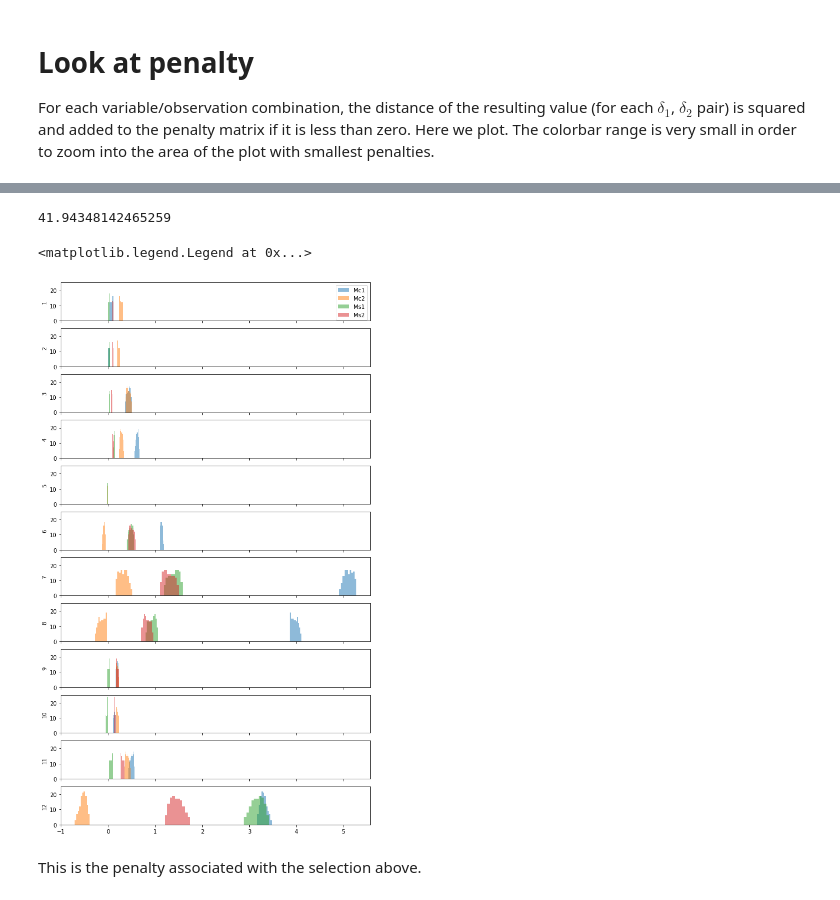
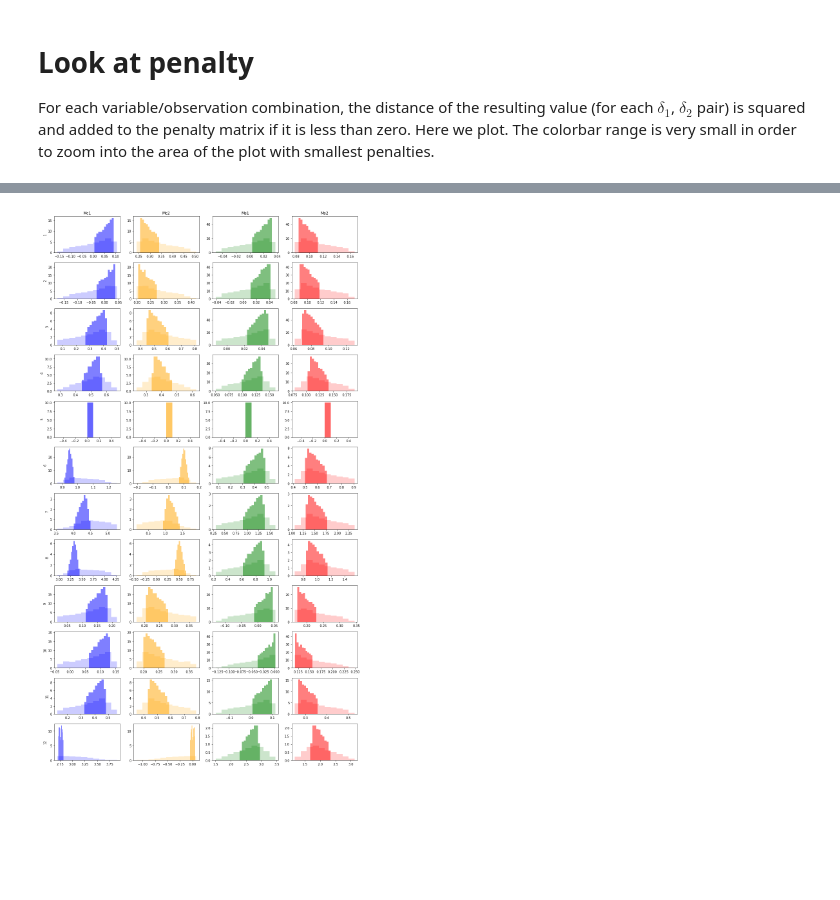
Before and after one commit to kthyng/janelle2019, a Jupyter notebook: Analysis.ipynb, the cells around one changed output, grey strips where cells are left out. Drawn from its saved outputs; the diff is of its cells as text; code cells hidden in the pictures; blank space fills up the shorter version.

```diff
--- a/Analysis.ipynb
+++ b/Analysis.ipynb
@@ -60,11 +63,11 @@ Then we can get $M_{c1}$ from Equation 2.
 Note that if we originally solved for $M_{s1}$ instead of $M_{s2}$ by plugging Equation 1 into 3, we get a similar form but flipped for $\delta_1$ and $\delta_2$, giving us symmetric results.
 # %%
 ddelta = (delta2-delta1)
-Ms2 = (df['Ms'].values*df['deltas'].values - Ms0*delta0 + (Ms0-df['Ms'].values)*delta1)/ddelta;
+Ms2 = (df['Ms'].values*df['deltas'].values - Ms0*deltas0 + (Ms0-df['Ms'].values)*delta1)/ddelta;
 # %%
 Ms1 = df['Ms'].values - Ms0 - Ms2
 # %%
-Mc2 = (df['Mc'].values*df['deltac'].values - Mc0*delta0 + (Mc0-df['Mc'].values)*delta1)/(delta2-delta1)
+Mc2 = (df['Mc'].values*df['deltac'].values - Mc0*deltac0 + (Mc0-df['Mc'].values)*delta1)/(delta2-delta1)
 # %%
 Mc1 = df['Mc'].values - Mc0 - Mc2
 # %%
@@ -77,9 +80,9 @@ outputs = np.stack([Mc1, Mc2, Ms1, Ms2], axis=-1)  # nvars x numds x nobs x nvar
 # mask out infinite values
 outputs = np.ma.masked_where(np.isinf(outputs), outputs)
 
-penalty = np.zeros((60, ndeltas))  # to integrate penalty over the loops
+penalty = np.zeros((ndeltas2, ndeltas1))  # to integrate penalty over the loops
 
-vmax = 10  # abs(outputs.max())
+vmax = abs(outputs.max())
 vmin = -vmax
 
 fig, axes = plt.subplots(nobs, nvars, sharex=True, sharey=True, figsize=(15,30))
@@ -104,8 +107,12 @@ for irow in range(nobs):  # looping over the 12 observations nobs
         penalty[ind] += var[ind]**2
 
         # plot the individual matrices for inspection
-        mappable = ax.pcolormesh(delta1[:,:,0], delta2[:,:,0], var, cmap=cmo.balance, vmin=vmin, vmax=vmax)
+        vmax = abs(var).max()
+        ax.pcolormesh(delta1[:,:,0], delta2[:,:,0], var, cmap=cmo.balance, vmin=-vmax, vmax=vmax)
+#         cb = plt.colorbar(mappable, ax=axes.ravel().tolist(), orientation='horizontal', pad=0.03)
 
-cb = fig.colorbar(mappable, ax=axes.ravel().tolist(), orientation='horizontal', pad=0.03)
-cb.set_label('Value of M variable')
+        ax.set_title('Max: %2.2f, Min: %2.2f' % (var.max(), var.min()))
+
+# cb = fig.colorbar(mappable, ax=axes.ravel().tolist(), orientation='horizontal', pad=0.03)
+# cb.set_label('Value of M variable')
 # %% [output]
@@ -133,18 +141,25 @@ Here are the resulting Ms/Mc values if we limit delta1 to between -0.5 and -0.4,
 # %%
-fig, axes = plt.subplots(nobs, 1, sharex=True, sharey=True, figsize=(10,18))
-
-inds = (de1 > -0.5) & (de1 < -0.4) & (de2 > 1) & (de2 < 1.5)
+fig, axes = plt.subplots(nobs, 4, figsize=(14,24))#, sharex=True, sharey=True)
 
 for i in range(nobs):
-    axes[i].hist(Mc1[inds,i], alpha=0.5)
-    axes[i].hist(Mc2[inds,i], alpha=0.5)
-    axes[i].hist(Ms1[inds,i], alpha=0.5)
-    axes[i].hist(Ms2[inds,i], alpha=0.5)
-    axes[i].set_ylabel(i+1)
-axes[0].legend(['Mc1', 'Mc2', 'Ms1', 'Ms2'], loc='best');
+    axes[i,0].hist(Mc1[:,:,i].flat, alpha=0.2, color='b', density=True)
+    axes[i,1].hist(Mc2[:,:,i].flat, alpha=0.2, color='orange', density=True)
+    axes[i,2].hist(Ms1[:,:,i].flat, alpha=0.2, color='g', density=True)
+    axes[i,3].hist(Ms2[:,:,i].flat, alpha=0.2, color='r', density=True)
+    axes[i,0].set_ylabel(i+1)
+
+    inds = np.sqrt(penalty) < 0.05
+    axes[i,0].hist(Mc1[inds,i], alpha=0.5, color='b', density=True)
+    axes[i,1].hist(Mc2[inds,i], alpha=0.5, color='orange', density=True)
+    axes[i,2].hist(Ms1[inds,i], alpha=0.5, color='g', density=True)
+    axes[i,3].hist(Ms2[inds,i], alpha=0.5, color='r', density=True)
+
+
+# axes[0,0].legend(['Mc1', 'Mc2', 'Ms1', 'Ms2'], loc='best');
+fig.tight_layout()
+axes[0,0].set_title('Mc1')
+axes[0,1].set_title('Mc2')
+axes[0,2].set_title('Ms1')
+axes[0,3].set_title('Ms2');
 # %% [output]
-41.94348142465259
-<matplotlib.legend.Legend at 0x...>
-[figure, old version]
+[figure, new version]
-# %% [markdown]
-This is the penalty associated with the selection above.
```
Also changed, not shown: parts of 19 cells of this notebook.
